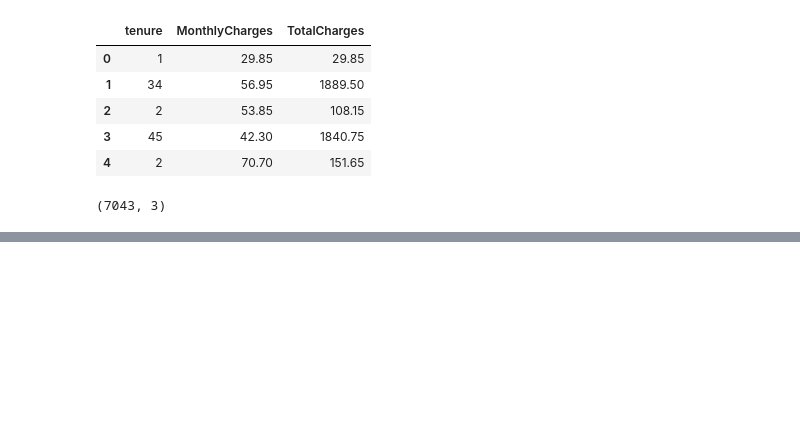
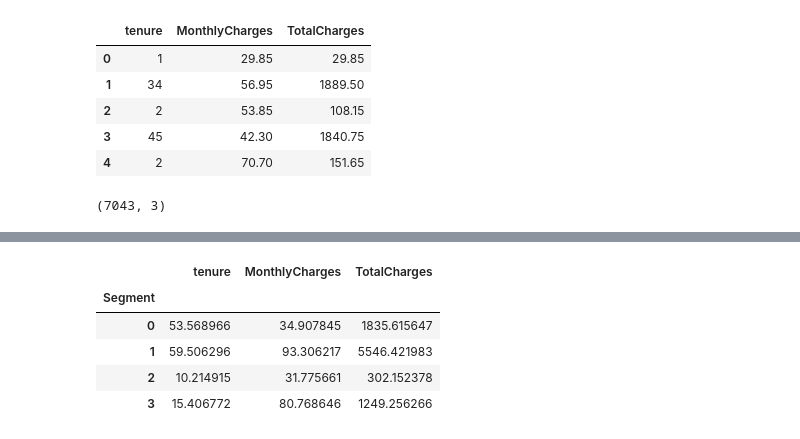
Before and after one commit to Ro25v04/customer-churn-ml, a Jupyter notebook: notebooks/03_customer_segmentation.ipynb, the cells around one changed output, grey strips where cells are left out. Drawn from its saved outputs; the diff is of its cells as text; code cells hidden in the pictures; blank space fills up the shorter version.

```diff
--- a/notebooks/03_customer_segmentation.ipynb
+++ b/notebooks/03_customer_segmentation.ipynb
@@ -42,0 +58,11 @@ plt.show()
+# %%
+df.groupby("Segment")[["tenure", "MonthlyCharges", "TotalCharges"]].mean()
+
+# For each segment, what does the average customer look like?
+# %% [output]
+|  | tenure | MonthlyCharges | TotalCharges |
+| Segment |  |  |  |
+| 0 | 53.568966 | 34.907845 | 1835.615647 |
+| 1 | 59.506296 | 93.306217 | 5546.421983 |
+| 2 | 10.214915 | 31.775661 | 302.152378 |
+| 3 | 15.406772 | 80.768646 | 1249.256266 |
```
Also changed, not shown: parts of 4 cells of this notebook.
